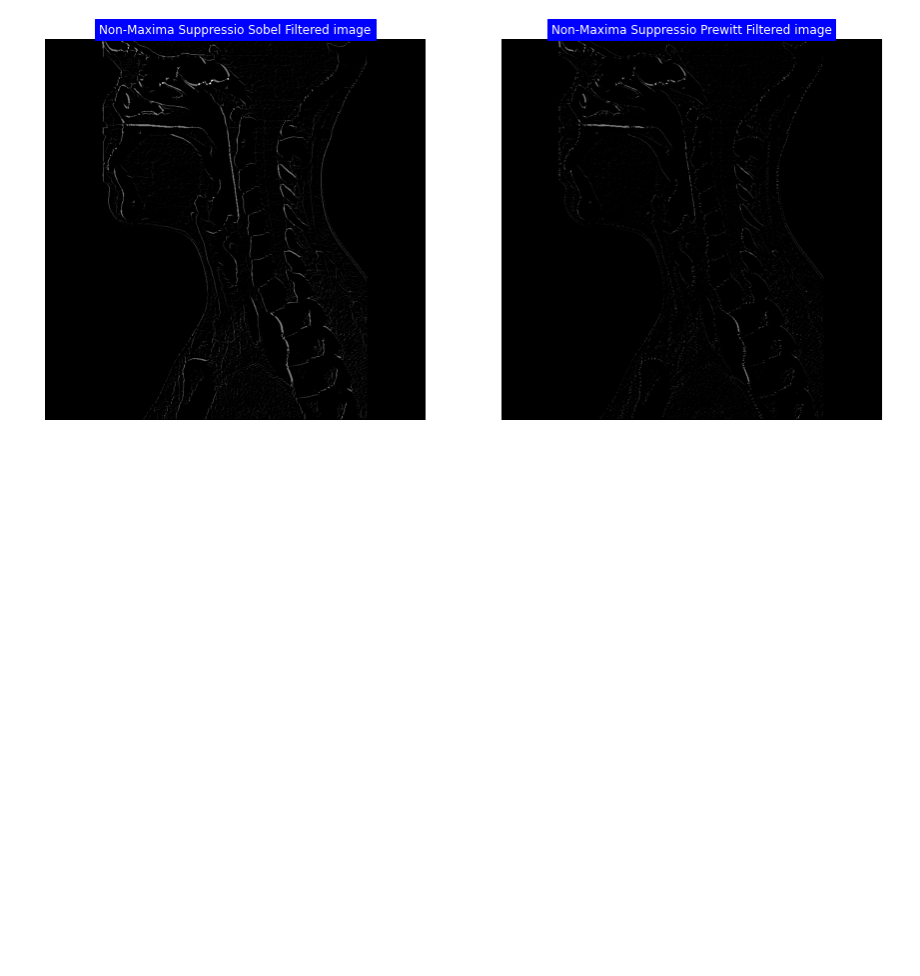
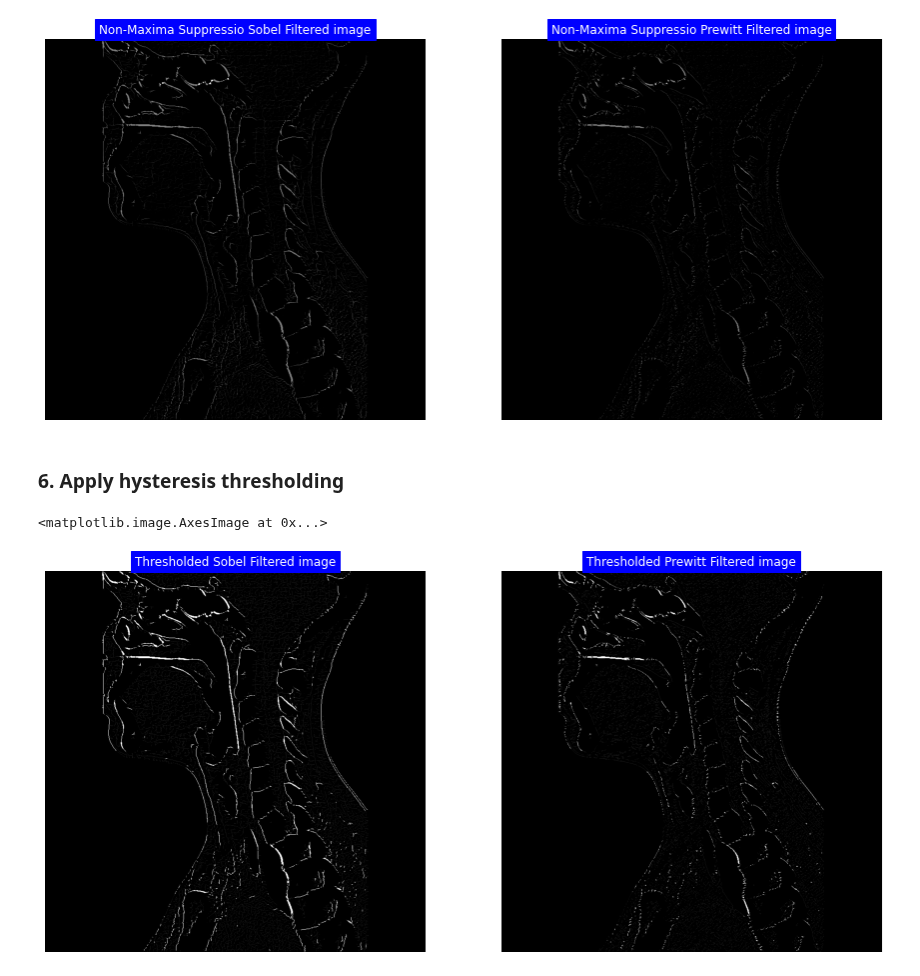
Before and after one commit to zahrasalarian/Digital-Image-Processing-for-Medical-Applications, a Jupyter notebook: HW6/pt-3.ipynb, the cells around one changed output. Saved outputs shown, nothing was run; the diff lists cells and outputs as text; code cells hidden in the pictures; blank space fills up the shorter version.

Commit message:
Applies double and hysteresis threasholding.

```diff
--- a/HW6/pt-3.ipynb
+++ b/HW6/pt-3.ipynb
@@ -141,3 +141,5 @@ plt.imshow(nmp_prewitt_img, cmap='gray', vmin=nmp_prewitt_img.min(), vmax=nmp_pr
 # %% [output]
 <matplotlib.image.AxesImage at 0x...>
 [figure]
+# %% [markdown]
+### 6. Apply hysteresis thresholding
@@ -143,0 +176,25 @@ plt.imshow(nmp_prewitt_img, cmap='gray', vmin=nmp_prewitt_img.min(), vmax=nmp_pr
+# %%
+weak_pixel, strong_pixel = 25, 255
+# %%
+th_sobel_img = hysteresis_thresholding(nmp_sobel_img, weak_pixel, strong_pixel)
+th_prewitt_img = hysteresis_thresholding(nmp_prewitt_img, weak_pixel, strong_pixel)
+# %%
+# Plot
+fig = plt.figure(figsize=(15, 8))
+gs = fig.add_gridspec(1, 2)
+
+# original image
+ax1 = fig.add_subplot(gs[0, 0])
+# ax1.imshow(chest_img, cmap='gray')
+ax1.set_title('Thresholded Sobel Filtered image', color='white', backgroundcolor='blue')
+plt.axis('off')
+plt.imshow(th_sobel_img, cmap='gray', vmin=0, vmax=255)
+
+# filtered image
+ax2 = fig.add_subplot(gs[0, 1])
+ax2.set_title('Thresholded Prewitt Filtered image', color='white', backgroundcolor='blue')
+plt.axis('off')
+plt.imshow(th_prewitt_img, cmap='gray', vmin=0, vmax=255)
+# %% [output]
+<matplotlib.image.AxesImage at 0x...>
+[figure, added]
```
Also changed, not shown: parts of 1 cell of this notebook.
